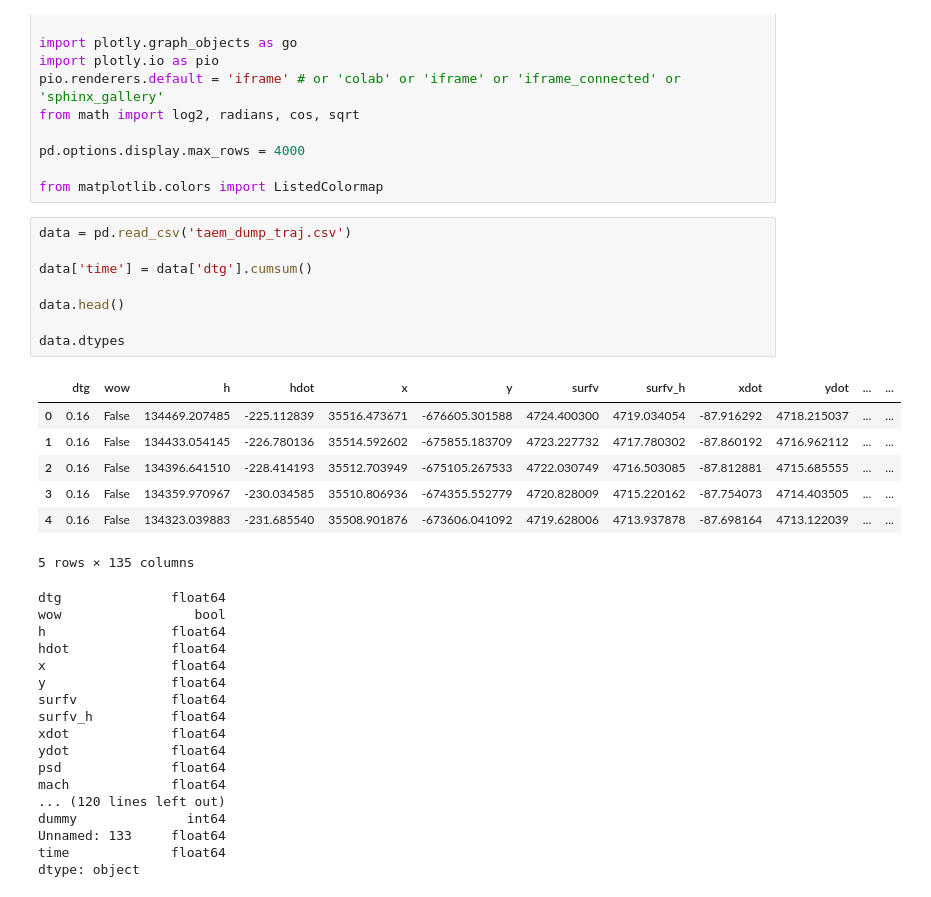
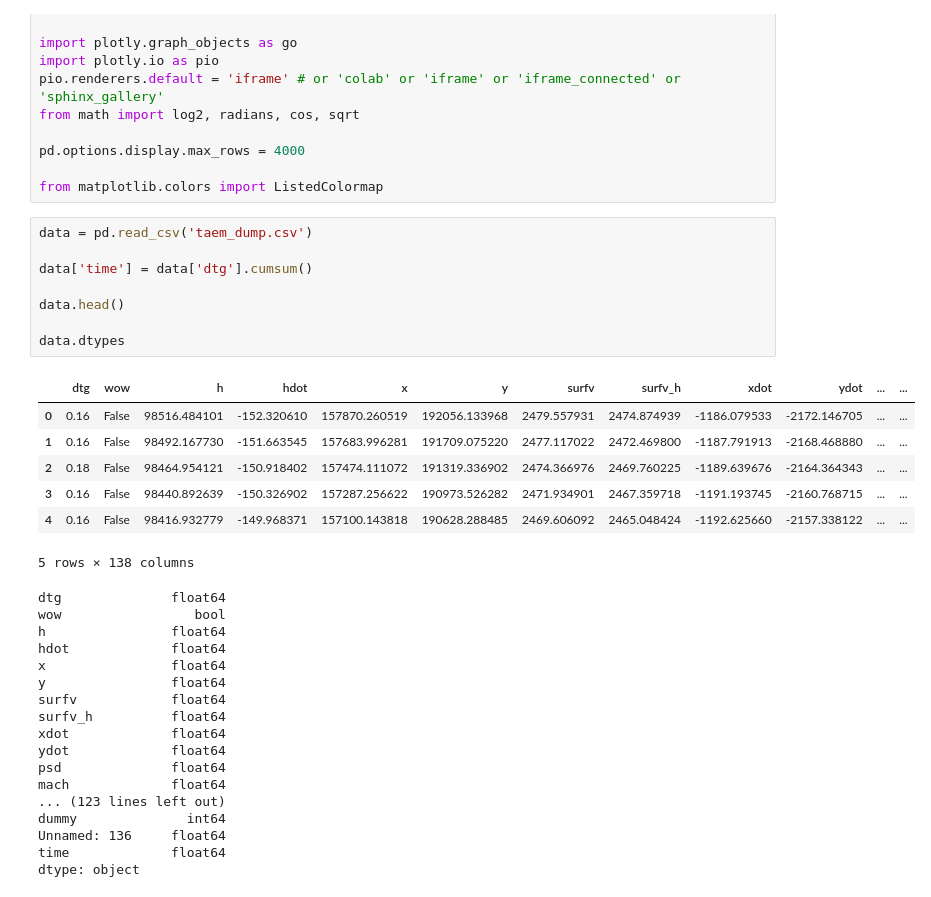
Before and after one commit to giuliodondi/kOS-Shuttle-OPS3, a Jupyter notebook: Ships/Script/Shuttle_OPS3/LOGS/vert_sit_displays.ipynb, the cells around one changed output. Drawn from its saved outputs; the diff is of its cells as text.

```diff
--- a/Ships/Script/Shuttle_OPS3/LOGS/vert_sit_displays.ipynb
+++ b/Ships/Script/Shuttle_OPS3/LOGS/vert_sit_displays.ipynb
@@ -18,21 +18,21 @@ pd.options.display.max_rows = 4000
 
 from matplotlib.colors import ListedColormap
 # %%
-data = pd.read_csv('taem_dump_traj.csv')
+data = pd.read_csv('taem_dump.csv')
 
 data['time'] = data['dtg'].cumsum()
 
 data.head()
 
 data.dtypes
 # %% [output]
 |  | dtg | wow | h | hdot | x | y | surfv | surfv_h | xdot | ydot | ... | ... |
-| 0 | 0.16 | False | 134469.207485 | -225.112839 | 35516.473671 | -676605.301588 | 4724.400300 | 4719.034054 | -87.916292 | 4718.215037 | ... | ... |
-| 1 | 0.16 | False | 134433.054145 | -226.780136 | 35514.592602 | -675855.183709 | 4723.227732 | 4717.780302 | -87.860192 | 4716.962112 | ... | ... |
-| 2 | 0.16 | False | 134396.641510 | -228.414193 | 35512.703949 | -675105.267533 | 4722.030749 | 4716.503085 | -87.812881 | 4715.685555 | ... | ... |
-| 3 | 0.16 | False | 134359.970967 | -230.034585 | 35510.806936 | -674355.552779 | 4720.828009 | 4715.220162 | -87.754073 | 4714.403505 | ... | ... |
-| 4 | 0.16 | False | 134323.039883 | -231.685540 | 35508.901876 | -673606.041092 | 4719.628006 | 4713.937878 | -87.698164 | 4713.122039 | ... | ... |
+| 0 | 0.16 | False | 98516.484101 | -152.320610 | 157870.260519 | 192056.133968 | 2479.557931 | 2474.874939 | -1186.079533 | -2172.146705 | ... | ... |
+| 1 | 0.16 | False | 98492.167730 | -151.663545 | 157683.996281 | 191709.075220 | 2477.117022 | 2472.469800 | -1187.791913 | -2168.468880 | ... | ... |
+| 2 | 0.18 | False | 98464.954121 | -150.918402 | 157474.111072 | 191319.336902 | 2474.366976 | 2469.760225 | -1189.639676 | -2164.364343 | ... | ... |
+| 3 | 0.16 | False | 98440.892639 | -150.326902 | 157287.256622 | 190973.526282 | 2471.934901 | 2467.359718 | -1191.193745 | -2160.768715 | ... | ... |
+| 4 | 0.16 | False | 98416.932779 | -149.968371 | 157100.143818 | 190628.288485 | 2469.606092 | 2465.048424 | -1192.625660 | -2157.338122 | ... | ... |
-5 rows × 135 columns
+5 rows × 138 columns
 dtg              float64
 wow                 bool
 h                float64
@@ -45,9 +45,9 @@ xdot             float64
 ydot             float64
 psd              float64
 mach             float64
-... (120 lines left out)
+... (123 lines left out)
 dummy              int64
-Unnamed: 133     float64
+Unnamed: 136     float64
 time             float64
 dtype: object
 # %%
```
Also changed, not shown: parts of 3 cells of this notebook.
